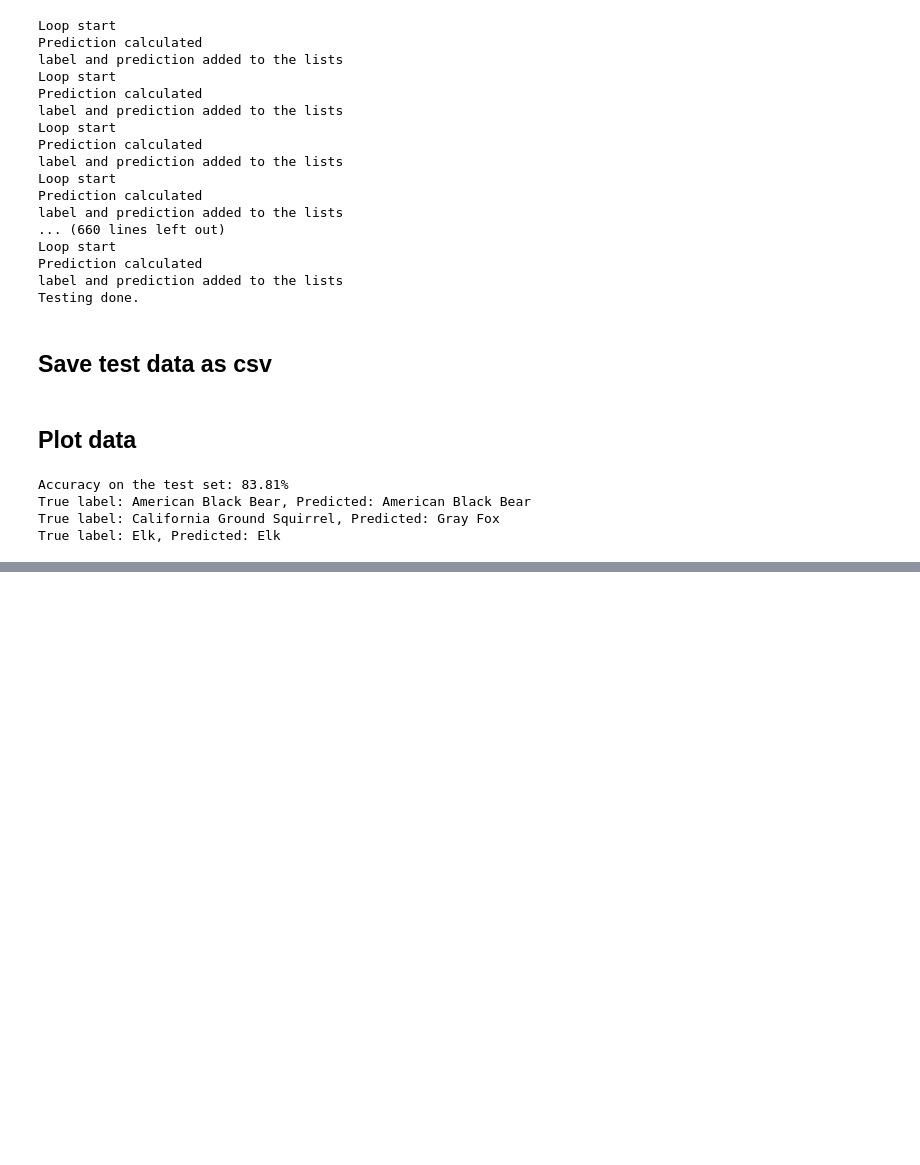
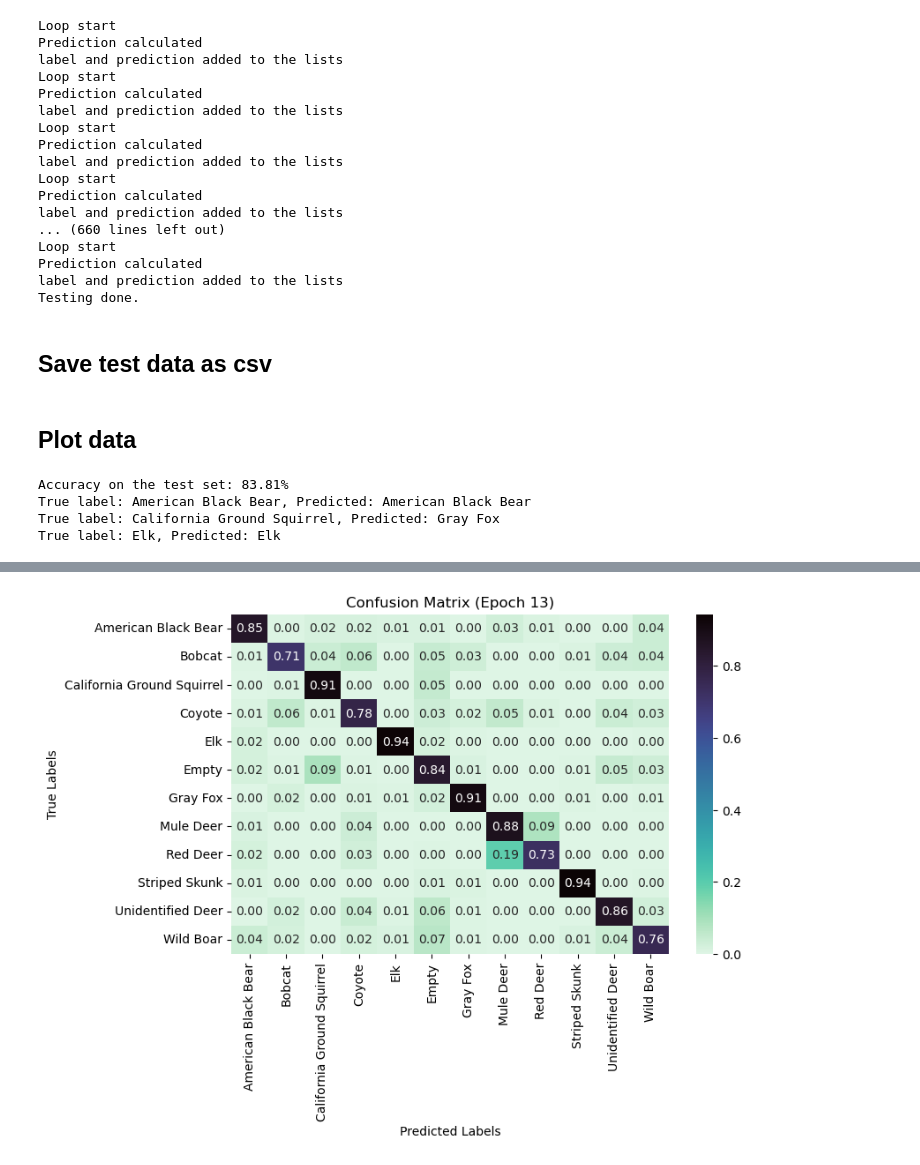
Before and after one commit to michsute/North-American-Animals-Classification, a Jupyter notebook: resnet_baseline.ipynb, the cells around one changed output, grey strips where cells are left out. Drawn from its saved outputs; the diff is of its cells as text; code cells hidden in the pictures; blank space fills up the shorter version.

```diff
--- a/resnet_baseline.ipynb
+++ b/resnet_baseline.ipynb
@@ -546,0 +609,29 @@ True
+# %%
+conf_matrix = np.array([
+    [409, 2, 8, 8, 7, 7, 1, 13, 5, 0, 0, 19],
+    [3, 340, 19, 27, 1, 22, 15, 0, 0, 5, 17, 19],
+    [1, 3, 439, 1, 1, 24, 0, 0, 0, 0, 0, 0],
+    [4, 27, 3, 374, 0, 16, 10, 26, 5, 1, 19, 13],
+    [9, 1, 1, 0, 450, 9, 2, 0, 0, 1, 1, 2],
+    [9, 3, 43, 3, 1, 402, 7, 0, 0, 3, 22, 15],
+    [1, 9, 1, 4, 3, 11, 438, 0, 0, 3, 0, 3],
+    [6, 0, 0, 17, 0, 0, 0, 422, 42, 0, 0, 0],
+    [10, 0, 0, 14, 1, 2, 0, 93, 350, 0, 0, 0],
+    [4, 0, 0, 0, 0, 6, 4, 0, 0, 453, 0, 2],
+    [1, 11, 1, 20, 3, 29, 3, 0, 0, 0, 412, 13],
+    [18, 10, 1, 9, 6, 33, 3, 0, 0, 7, 19, 364]
+]) # Reformatted from ChatGPT because recognized as str from dataframe...
+# %%
+best_epoch = 13 # Hard coded to avoir running the full script again
+
+class_names = sorted(['American Black Bear', 'California Ground Squirrel', 'Elk', 'Gray Fox', 'Red Deer', 'Unidentified Deer', 'Bobcat', 'Coyote', 'Empty', 'Mule Deer', 'Striped Skunk', 'Wild Boar'])
+f, ax = plt.subplots(figsize=(8, 5), sharex=True)
+
+# 480 = length validation set
+sns.heatmap((conf_matrix/480) , annot=True, fmt='.2f', cmap='mako_r', xticklabels=class_names, yticklabels=class_names)
+ax.set_xlabel('Predicted Labels')
+ax.set_ylabel('True Labels')
+ax.set_title(f'Confusion Matrix (Epoch {best_epoch})')
+f.show()
+# %% [output]
+[figure, added]
```
Also changed, not shown: parts of 10 cells of this notebook, 2 other files.
